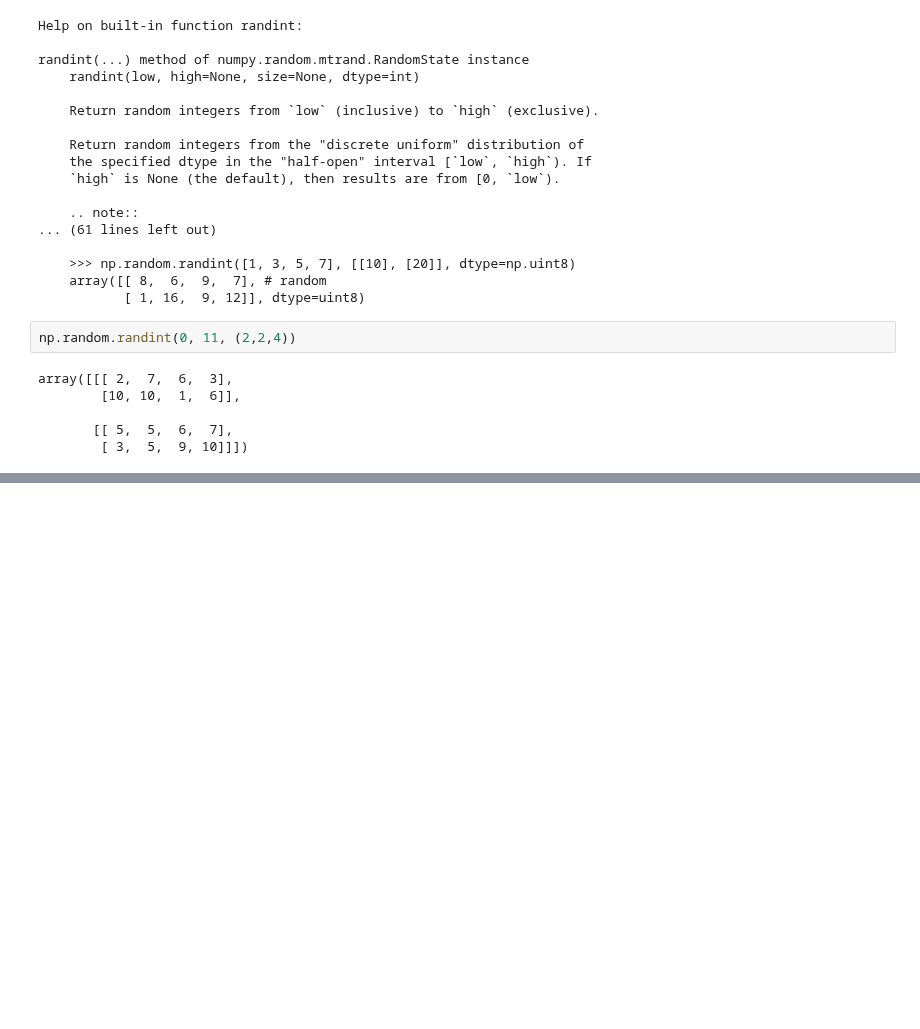
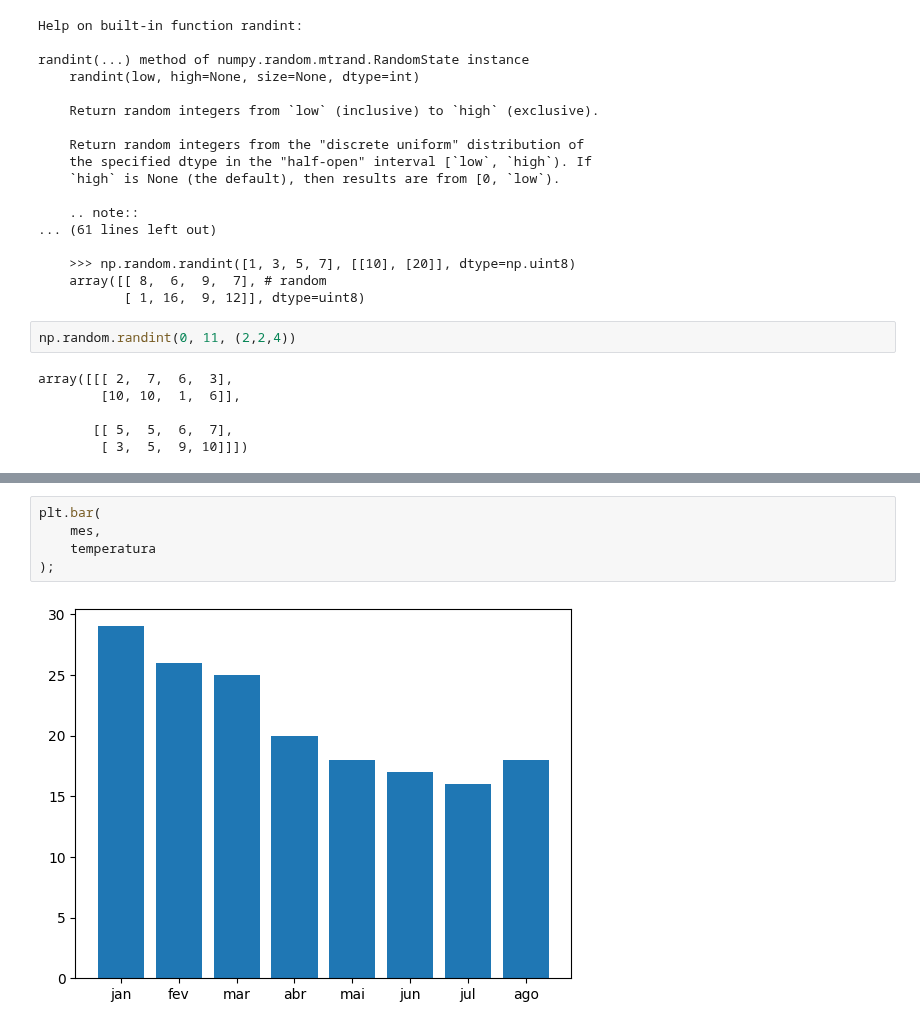
Before and after one commit to francfelipe/python-fundamentos, a Jupyter notebook: plumbers/python-fundamentos.ipynb, the cells around one changed output, grey strips where cells are left out. Drawn from its saved outputs; the diff is of its cells as text; blank space fills up the shorter version.

```diff
--- a/plumbers/python-fundamentos.ipynb
+++ b/plumbers/python-fundamentos.ipynb
@@ -2401,0 +2450,7 @@ array([[[ 2,  7,  6,  3],
+# %%
+plt.bar(
+    mes,
+    temperatura
+);
+# %% [output]
+[figure, added]
```
Also changed, not shown: parts of 13 cells of this notebook.
